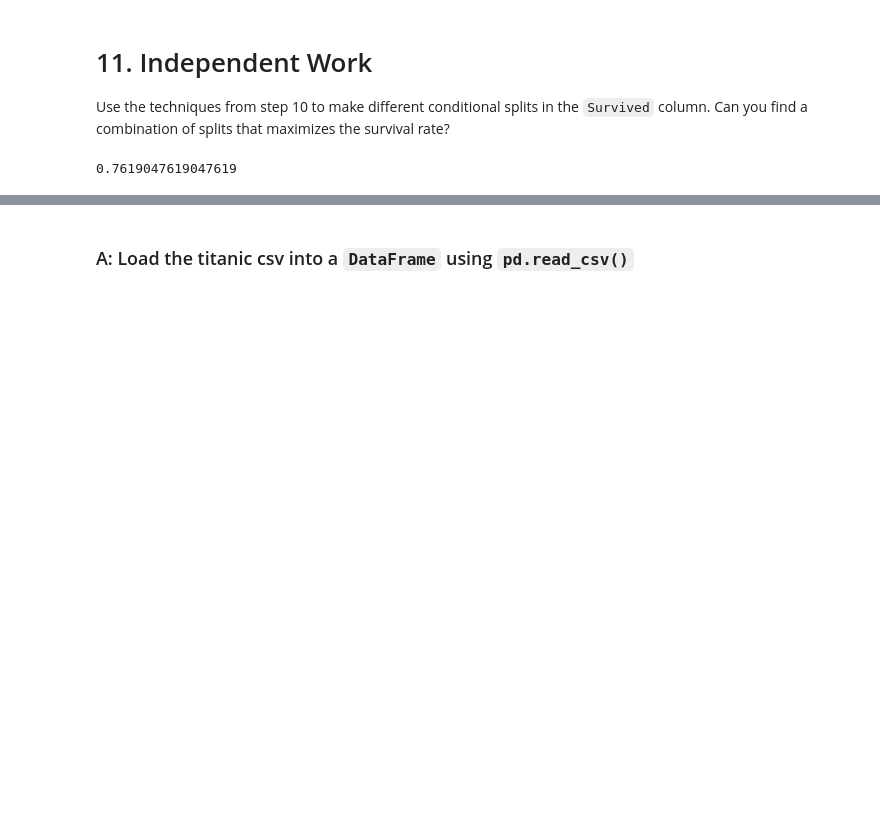
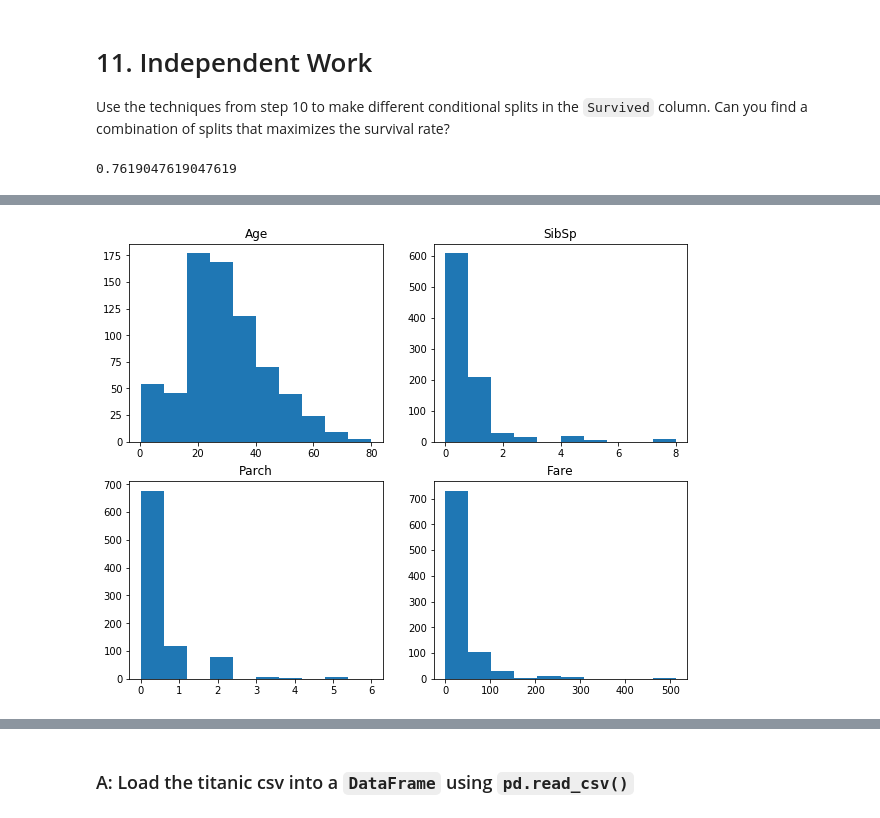
Before and after one commit to git-kbutkovich/Titanic-Survival-Analysis, a Jupyter notebook: project_1_solution.ipynb, the cells around one changed output, grey strips where cells are left out. Cells and saved outputs as stored; diff of their text form; code cells hidden in the pictures; blank space fills up the shorter version.

```diff
--- a/project_1_solution.ipynb
+++ b/project_1_solution.ipynb
@@ -355,7 +355,7 @@ def this_median(data_list):
     data_list.sort()
     l = len(data_list)
     if l%2 == 1:
-        ind = l/2
+        ind = l//2 +1
         return data_list[ind]
     else:
         ind1 = l//2
@@ -379,7 +379,7 @@ def this_mode(data_list):
     '''
     Returns the mode and the no. of occurances of that value.
     '''
-    counts = counter(data_list).items()
+    counts = list(counter(data_list).items())
     counts.sort(key = lambda x: x[1], reverse=True)
     value, count = counts[0]
     return value, count
@@ -479,0 +503,10 @@ women_children_prob
+# %%
+num_columns = ['Age','SibSp','Parch','Fare']
+# %%
+fig = plt.figure(figsize=(10,8))
+for i, col in enumerate(num_columns):
+    fig.add_subplot(2,2,1+i)
+    plt.hist([i for i in data_dict_columns[col] if not np.isnan(i)])
+    plt.title(col)
+# %% [output]
+[figure, added]
```
Also changed, not shown: parts of 15 cells of this notebook, 2 other files.
